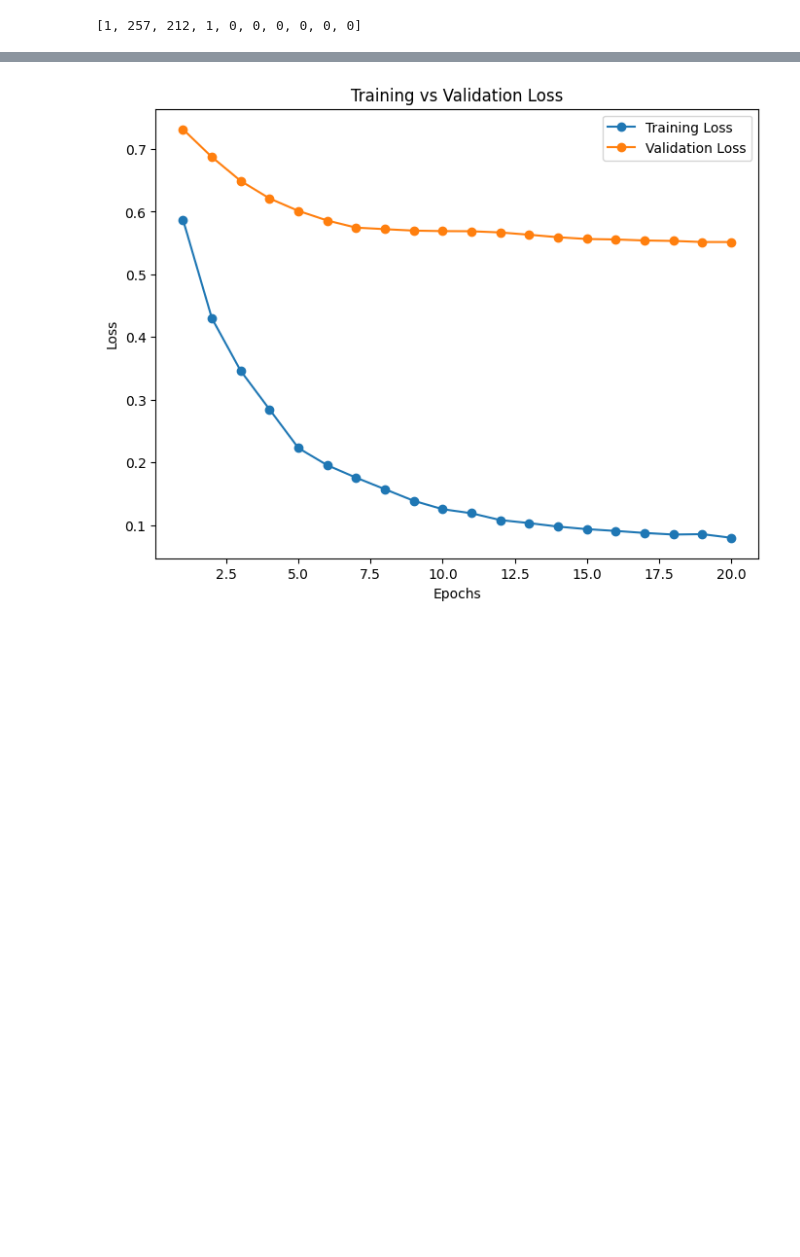
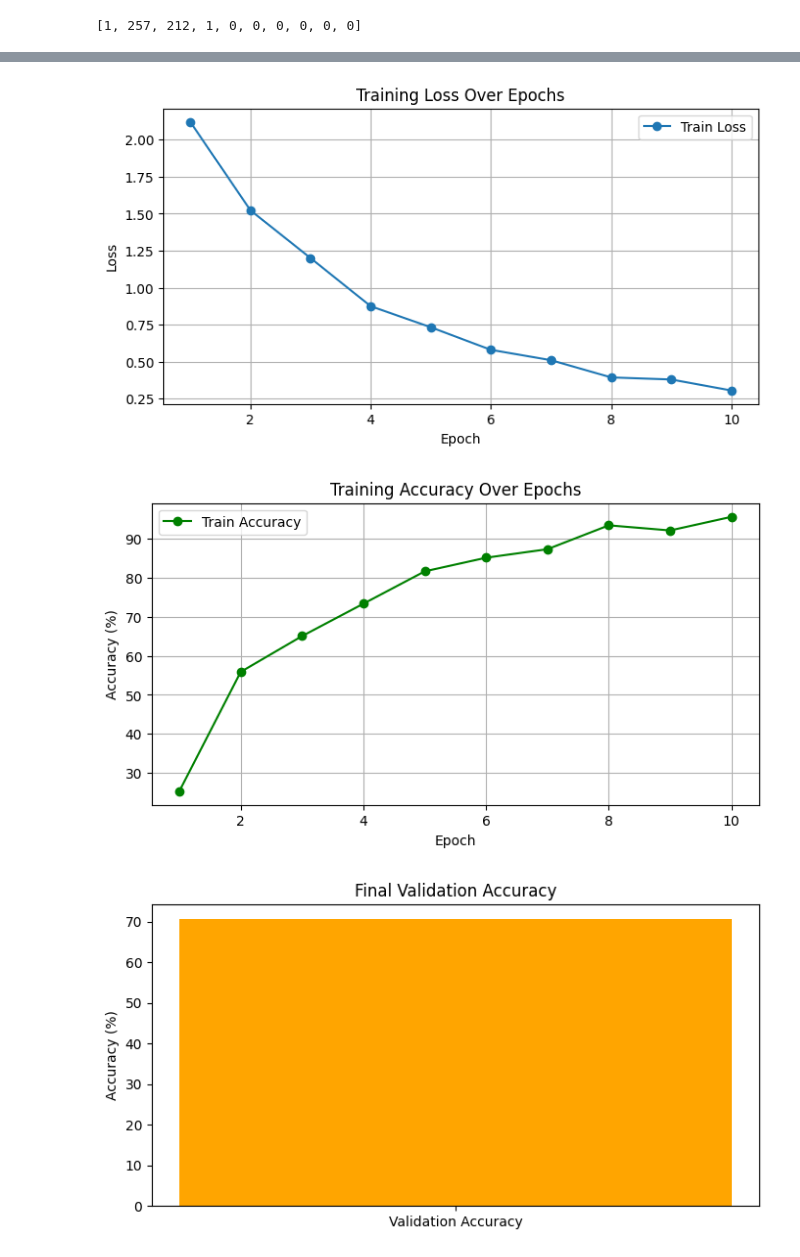
Before and after one commit to hendrikyong/CVNL_Assignment_1, a Jupyter notebook: CVNL_RNN.ipynb, the cells around one changed output, grey strips where cells are left out. Cells and saved outputs as stored; diff of their text form; code cells hidden in the pictures; blank space fills up the shorter version.

```diff
--- a/CVNL_RNN.ipynb
+++ b/CVNL_RNN.ipynb
@@ -257,15 +217,36 @@ Learning Rate: 0.000250
-# %%
-plt.figure(figsize=(8, 6))
-epochs = range(1, len(train_losses) + 1)
-plt.plot(epochs, train_losses, label="Training Loss", marker='o')
-plt.plot(epochs, val_losses, label="Validation Loss", marker='o')
-plt.xlabel("Epochs")
-plt.ylabel("Loss")
-plt.title("Training vs Validation Loss")
-plt.legend()
-plt.show()
-# %% [output]
-[figure, removed]
+# %%
+import matplotlib.pyplot as plt
+
+# Plot Training Loss
+plt.figure(figsize=(8, 4))
+plt.plot(range(1, num_epochs+1), train_losses, label="Train Loss", marker="o")
+plt.xlabel("Epoch")
+plt.ylabel("Loss")
+plt.title("Training Loss Over Epochs")
+plt.legend()
+plt.grid()
+plt.show()
+
+# Plot Training Accuracy
+plt.figure(figsize=(8, 4))
+plt.plot(range(1, num_epochs+1), train_accuracies, label="Train Accuracy", marker="o", color="green")
+plt.xlabel("Epoch")
+plt.ylabel("Accuracy (%)")
+plt.title("Training Accuracy Over Epochs")
+plt.legend()
+plt.grid()
+plt.show()
+
+# Plot Validation Accuracy
+plt.figure(figsize=(8, 4))
+plt.bar(["Validation Accuracy"], [val_accuracies[-1]], color="orange")
+plt.ylabel("Accuracy (%)")
+plt.title("Final Validation Accuracy")
+plt.show()
+# %% [output]
+[figure, added]
+[figure, added]
+[figure, added]
 # %%
 def predict_intent(text, model, vocab, intent_labels):
     model.eval()
```
Also changed, not shown: parts of 7 cells of this notebook.
